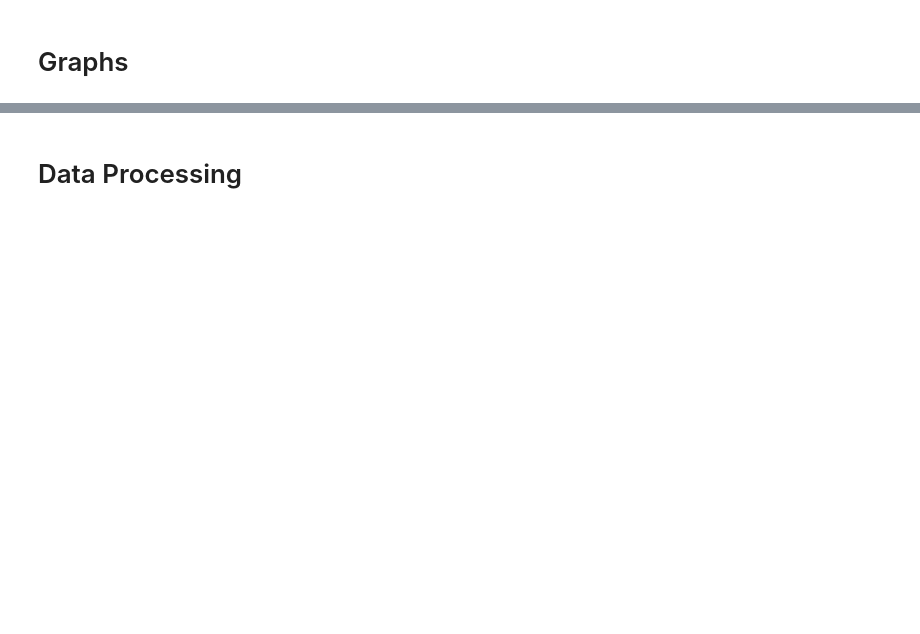
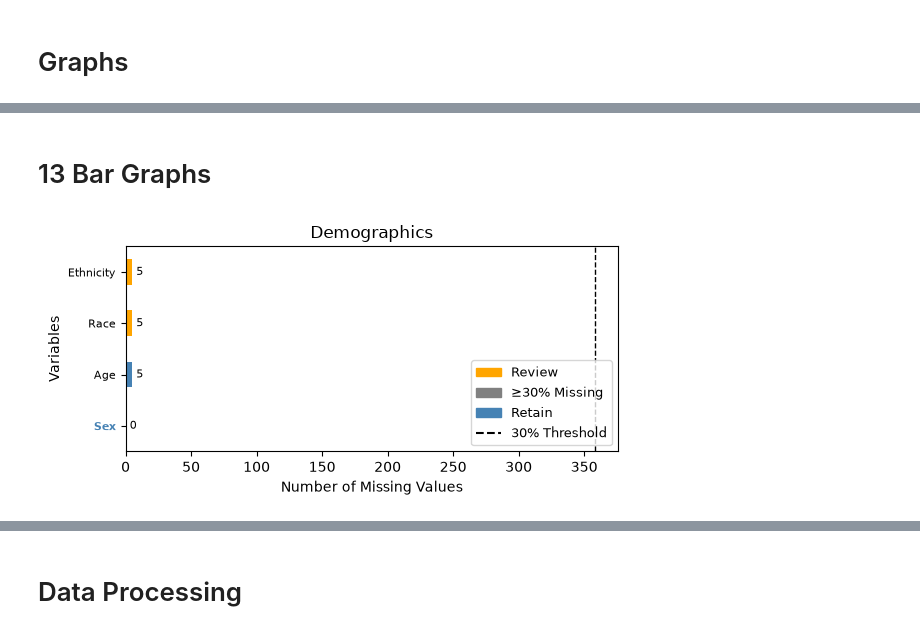
Before and after one commit to Graham-Richards/Pandas-Practice, a Jupyter notebook: Data_Analysis.ipynb, the cells around one changed output, grey strips where cells are left out. Cells and saved outputs as stored; diff of their text form; code cells hidden in the pictures; blank space fills up the shorter version.

```diff
--- a/Data_Analysis.ipynb
+++ b/Data_Analysis.ipynb
@@ -817,0 +721,2 @@ np.int64(266)
+# %% [markdown]
+# 13 Bar Graphs
@@ -817,0 +822,74 @@ np.int64(266)
+# %%
+# "1. Demographics"
+
+NaN_co = df[clinical_groups["1. Demographics"]].isna().sum()
+
+exclude = ["Demo key", "DOB", "Binary Sex"]
+duplicates = ["Ethnicity","Race"]
+
+
+# Assign colors
+colors = []
+
+
+NaN_col = NaN_co.sort_values(ascending=True)
+NaN_col = NaN_col.drop(index=exclude, errors="ignore")
+
+for col in NaN_col.index:
+    if col in duplicates:
+        colors.append("orange")
+    elif df[col].isna().mean() >= 0.30:
+        colors.append("gray")
+    else:
+        colors.append("steelblue")
+
+
+
+# Make the graph taller
+ax = NaN_col.plot(kind="barh", color=colors, figsize=(6, 3))
+ax.bar_label(ax.containers[0], padding=3, fontsize=8)
+
+for label, col in zip(ax.get_yticklabels(), NaN_col.index):
+    if NaN_col[col] == 0:
+        if col in duplicates:
+            label.set_color("darkorange")
+        else:
+            label.set_color("steelblue")
+
+        label.set_fontweight("bold")
+
+# Adjust label sizes
+ax.tick_params(axis="y", labelsize=8)
+ax.tick_params(axis="x", labelsize=10)
+
+
+
+# Customize
+plt.xlabel("Number of Missing Values")
+plt.ylabel("Variables")
+plt.title("Demographics")
+
+key = [
+
+    Patch(color="orange", label="Review"),
+    Patch(color="gray", label="≥30% Missing"),
+    Patch(color="steelblue", label="Retain")
+]
+
+# add threshold line
+threshold = len(df) * .30
+
+ax.axvline(threshold, color="black", linestyle="--", linewidth=1, label="30% Threshold")
+
+ax.legend(handles=key + [plt.Line2D([0], [0], color="black", linestyle="--", label="30% Threshold")], loc="lower right", fontsize=9)
+
+
+# Fix spacing
+plt.tight_layout()
+
+# Save
+plt.savefig("1. Demographics.png", dpi=300, bbox_inches="tight")
+
+plt.show()
+# %% [output]
+[figure, added]
```
Also changed, not shown: parts of 38 cells of this notebook.
